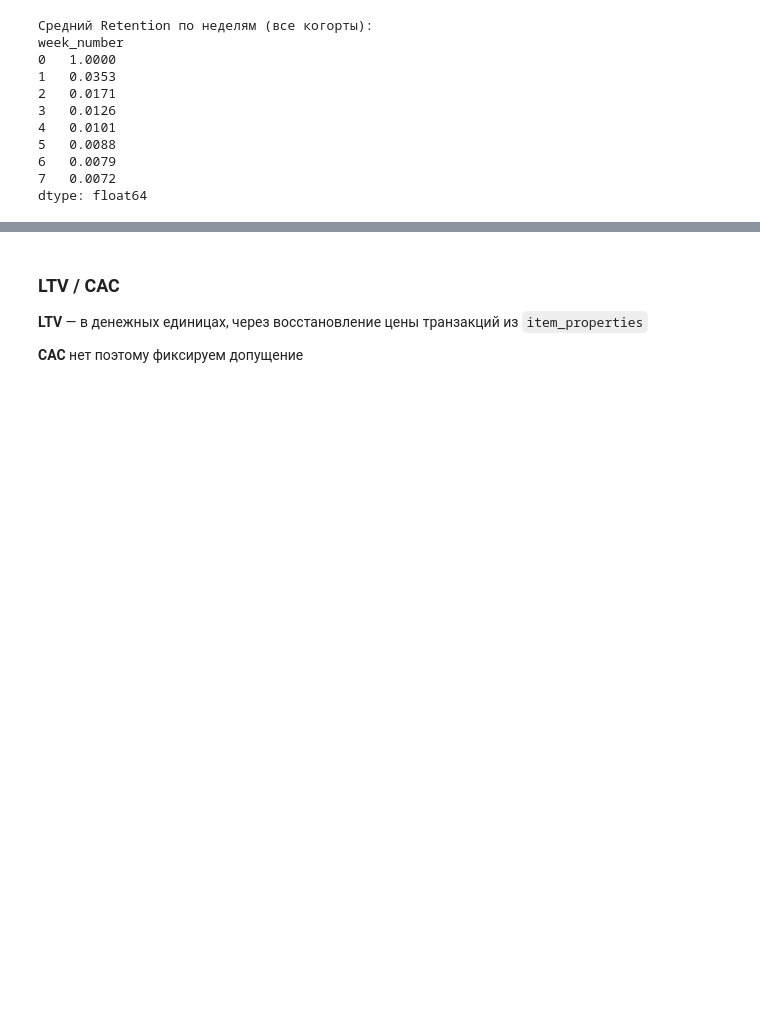
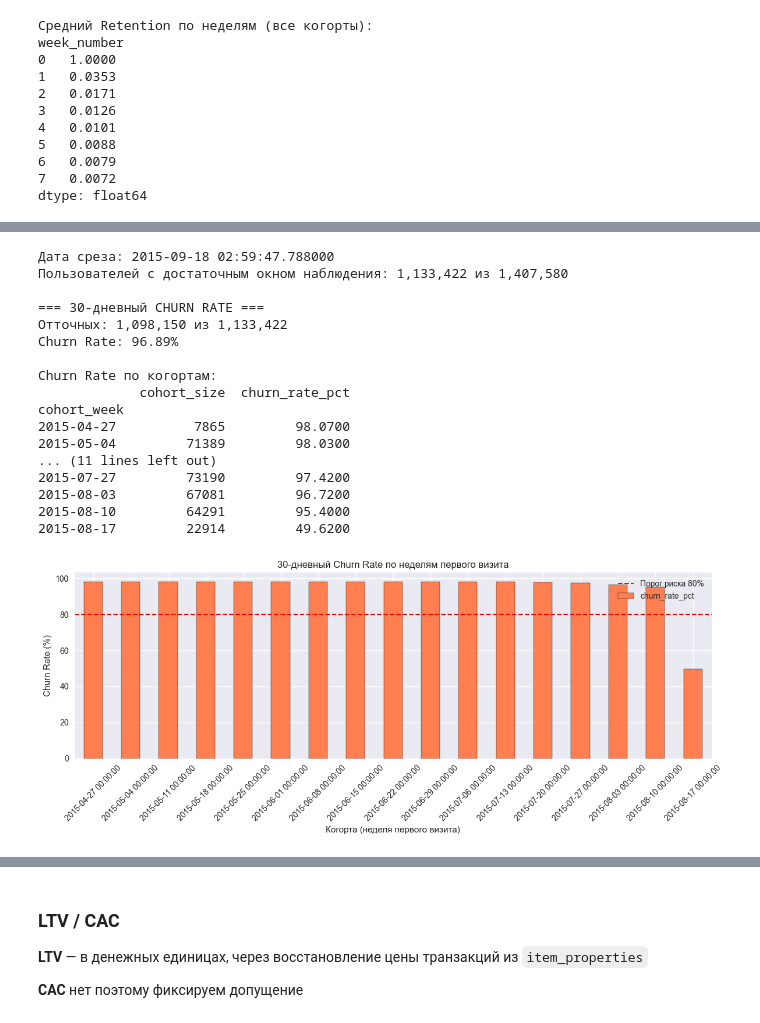
Before and after one commit to seesoshi/pa, a Jupyter notebook: pas1.ipynb, the cells around one changed output, grey strips where cells are left out. Drawn from its saved outputs; the diff is of its cells as text; code cells hidden in the pictures; blank space fills up the shorter version.

```diff
--- a/notebooks/pas1.ipynb
+++ b/pas1.ipynb
@@ -379,0 +420,58 @@ dtype: float64
+# %%
+snapshot_date = events['datetime'].max()
+print("Дата среза:", snapshot_date)
+
+user_activity = (events.groupby('visitorid')['datetime']
+                 .agg(first_seen='min', last_seen='max')
+                 .reset_index())
+user_activity['days_since_last'] = (snapshot_date - user_activity['last_seen']).dt.days
+user_activity['observation_days'] = (snapshot_date - user_activity['first_seen']).dt.days
+
+eligible = user_activity[user_activity['observation_days'] >= CHURN_DAYS].copy()
+print(f"Пользователей с достаточным окном наблюдения: "
+      f"{len(eligible):,} из {len(user_activity):,}")
+
+eligible['is_churned'] = eligible['days_since_last'] > CHURN_DAYS
+
+churn_rate = eligible['is_churned'].mean()
+print(f"\n=== 30-дневный CHURN RATE ===")
+print(f"Отточных: {eligible['is_churned'].sum():,} из {len(eligible):,}")
+print(f"Churn Rate: {churn_rate:.2%}")
+
+eligible['cohort_week'] = eligible['first_seen'].dt.to_period(COHORT_FREQ).dt.start_time
+churn_by_cohort = (eligible.groupby('cohort_week')['is_churned']
+                   .agg(churn_rate='mean', cohort_size='size'))
+churn_by_cohort['churn_rate_pct'] = churn_by_cohort['churn_rate'] * 100
+
+print("\nChurn Rate по когортам:")
+print(churn_by_cohort[['cohort_size', 'churn_rate_pct']].round(2).to_string())
+
+plt.figure(figsize=(12, 5))
+churn_by_cohort['churn_rate_pct'].plot(kind='bar', color='coral', edgecolor='black')
+plt.axhline(y=80, color='red', linestyle='--', linewidth=1.5, label='Порог риска 80%')
+plt.title('30-дневный Churn Rate по неделям первого визита')
+plt.xlabel('Когорта (неделя первого визита)')
+plt.ylabel('Churn Rate (%)')
+plt.legend()
+plt.xticks(rotation=45)
+plt.tight_layout()
+plt.show()
+# %% [output]
+Дата среза: 2015-09-18 02:59:47.788000
+Пользователей с достаточным окном наблюдения: 1,133,422 из 1,407,580
+
+=== 30-дневный CHURN RATE ===
+Отточных: 1,098,150 из 1,133,422
+Churn Rate: 96.89%
+
+Churn Rate по когортам:
+             cohort_size  churn_rate_pct
+cohort_week
+2015-04-27          7865         98.0700
+2015-05-04         71389         98.0300
+... (11 lines left out)
+2015-07-27         73190         97.4200
+2015-08-03         67081         96.7200
+2015-08-10         64291         95.4000
+2015-08-17         22914         49.6200
+[figure, added]
```
Also changed, not shown: parts of 13 cells of this notebook, 1 other file.
